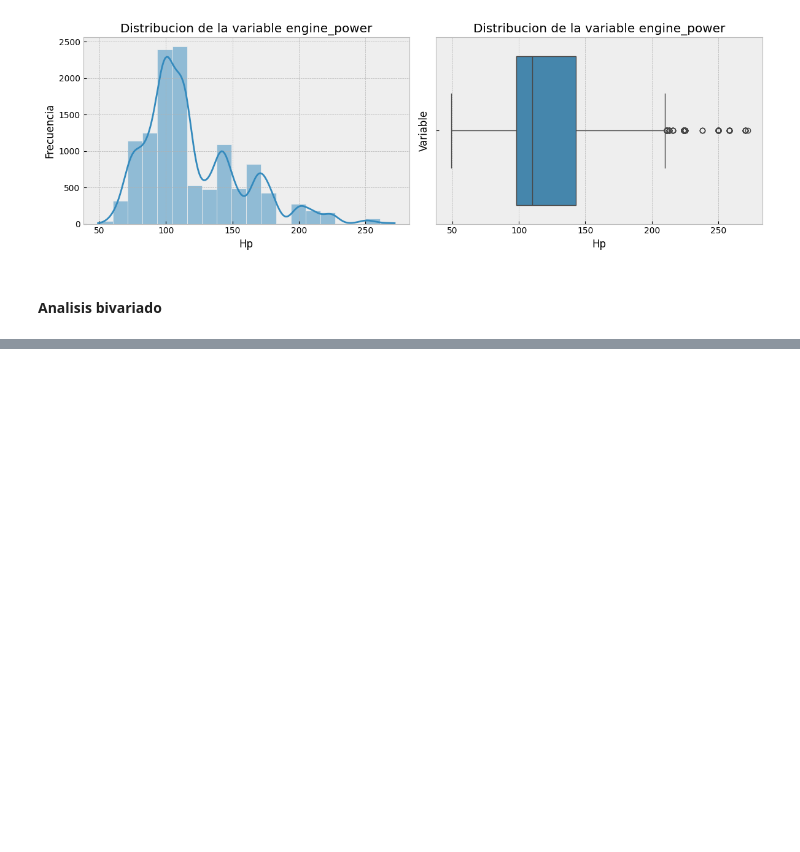
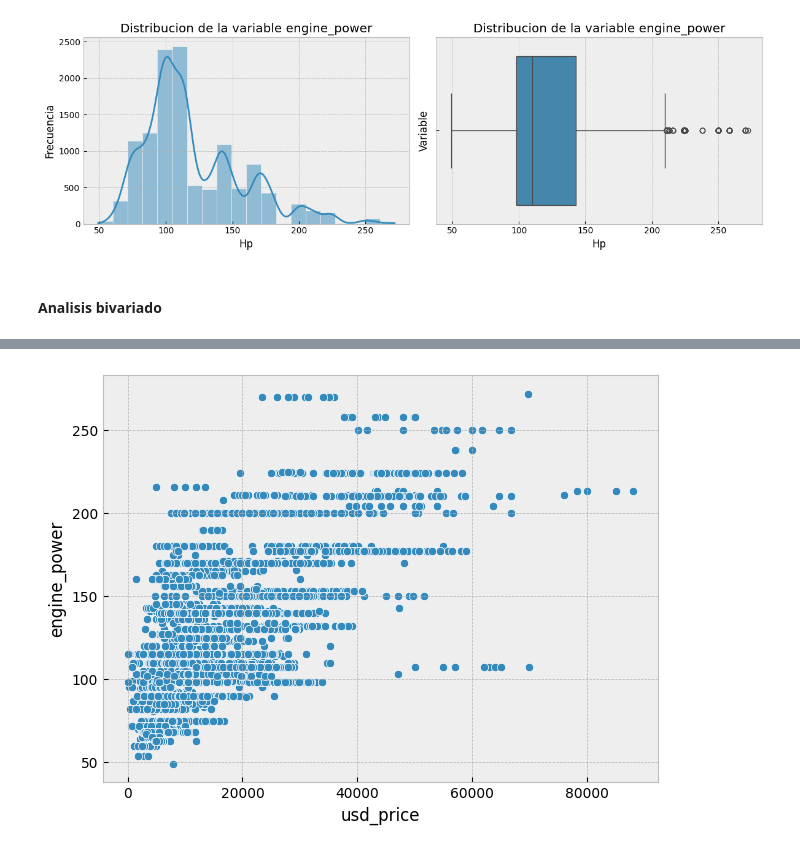
Before and after one commit to arielRas/UsedCarPricePredict-MercadoLibre, a Jupyter notebook: Eda.ipynb, the cells around one changed output, grey strips where cells are left out. Saved outputs shown, nothing was run; the diff lists cells and outputs as text; code cells hidden in the pictures; blank space fills up the shorter version.

```diff
--- a/Eda.ipynb
+++ b/Eda.ipynb
@@ -155,0 +211,8 @@ plt.show()
+# %%
+mpl.style.use('bmh')
+sns.scatterplot(x=df.usd_price, y=df.engine_power)
+plt.tight_layout()
+plt.show()
+mpl.style.use('default')
+# %% [output]
+[figure, added]
```
Also changed, not shown: parts of 7 cells of this notebook.
